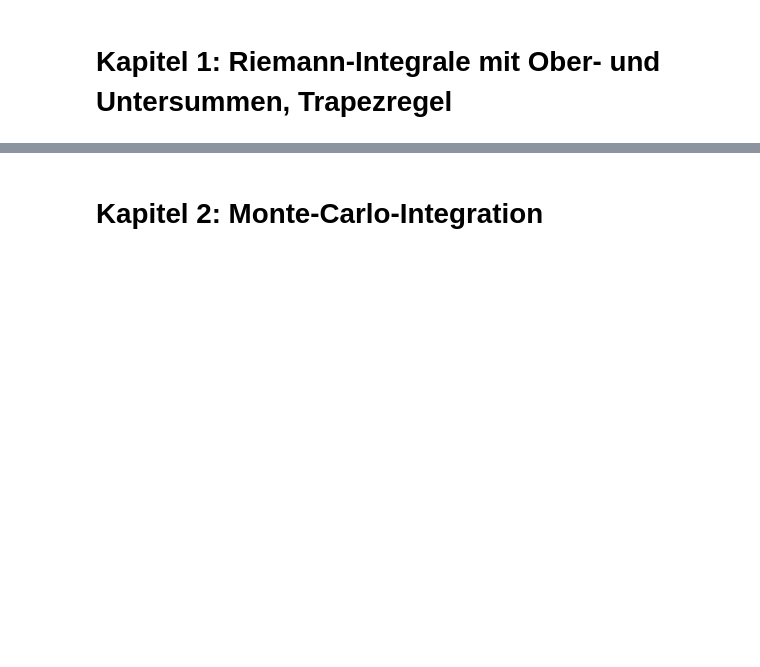
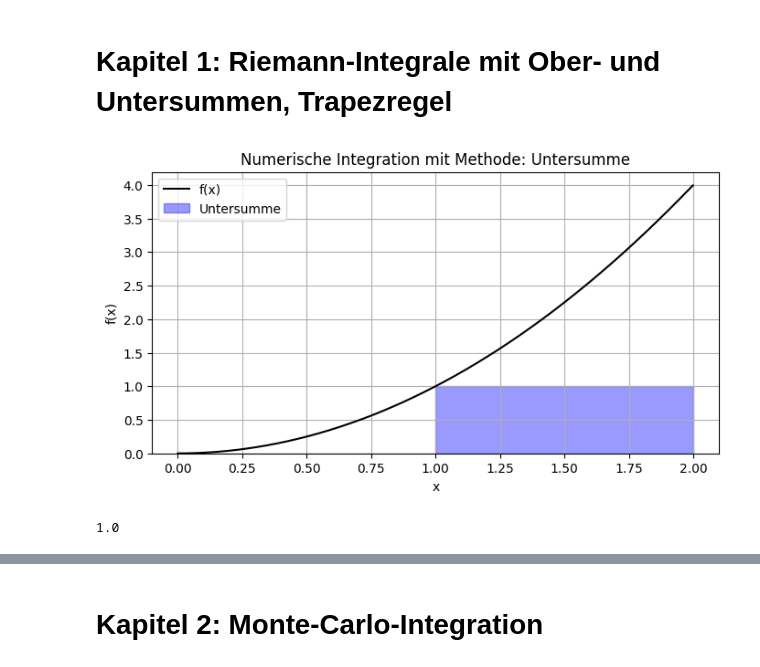
Before and after one commit to S1onyx/SciProgLab-project, a Jupyter notebook: Main.ipynb, the cells around one changed output, grey strips where cells are left out. Cells and saved outputs as stored; diff of their text form; code cells hidden in the pictures; blank space fills up the shorter version.

Commit message:
numerische integration

```diff
--- a/Main.ipynb
+++ b/Main.ipynb
@@ -4,0 +8,79 @@
+# %%
+from typing import Callable
+import math
+import matplotlib.pyplot as plt
+
+def numerische_integration(f: Callable[[float], float], a: float, b: float, n: int, methode: str) -> float:
+    summe = 0
+    deltaX = (b - a) / n
+    fig, ax = plt.subplots(figsize=(8, 4))
+    x_i = [a + i * deltaX for i in range(n + 1)]
+    if n <= 0:
+        raise ValueError("n muss größer als 0 sein.")
+    if a >= b:
+        raise ValueError("b muss größer als a sein.")
+
+    if methode == "Untersumme":
+        for i in range(n):
+            teil_deltaX = (x_i[i + 1] - x_i[i]) / 100000
+            x_teile = [x_i[i] + j * teil_deltaX for j in range(100001)]
+            try:
+                y_teile = [f(x) for x in x_teile]
+            except ValueError as err:
+                raise ValueError(f"Funktionsausdruck ist ungültig im Intervall: {err}")
+
+            minimum = min(y_teile)
+            summe += minimum * deltaX
+            ax.bar(x_i[i] + deltaX / 2, minimum, width=deltaX, align='center', edgecolor='blue', color='blue', alpha=0.4, label='Untersumme' if i == 0 else "")
+
+    elif methode == "Obersumme":
+        for i in range(n):
+            teil_deltaX = (x_i[i + 1] - x_i[i]) / 100000
+            x_teile = [x_i[i] + j * teil_deltaX for j in range(100001)]
+            try:
+                y_teile = [f(x) for x in x_teile]
+            except ValueError as err:
+                raise ValueError(f"Funktionsausdruck ist ungültig im Intervall: {err}")
+
+            maximum = max(y_teile)
+            summe += maximum * deltaX
+            ax.bar(x_i[i] + deltaX / 2, maximum, width=deltaX, align='center', edgecolor='red', color='red', alpha=0.4, label='Obersumme' if i == 0 else "")
+
+    elif methode == "Trapezregel":
+        for i in range(n):
+            x_links = a + i * deltaX
+            x_rechts = x_links + deltaX
+            try:
+                summe += (deltaX / 2) * (f(x_links) + f(x_rechts))
+            except ValueError as err:
+                raise ValueError(f"Funktionsausdruck ist ungültig im Intervall: {err}")
+            ax.fill([x_links, x_links, x_rechts, x_rechts],
+                    [0, f(x_links), f(x_rechts), 0],
+                    color='green', alpha=0.3,
+                    label='Trapezregel' if i == 0 else "")
+    else:
+        raise ValueError('Unbekannte Methode: "Untersumme", "Obersumme" oder "Trapezregel" erwartet.')
+
+
+    deltaPlotX = (b - a) / 1000
+    x_plot = [a + i * deltaPlotX for i in range(1000)]
+    try:
+        y_plot = [f(x) for x in x_plot]
+    except ValueError as err:
+        raise ValueError(f"Funktionsausdruck ist ungültig im Intervall: {err}")
+    ax.plot(x_plot, y_plot, label="f(x)", color="black")
+
+    ax.set_title(f"Numerische Integration mit Methode: {methode}")
+    ax.set_xlabel("x")
+    ax.set_ylabel("f(x)")
+    ax.legend()
+    ax.grid(True)
+    plt.show()
+
+    return int(summe * 1000) / 1000
+
+f = lambda x: x**2
+numerische_integration(f, 0, 2, 2, "Untersumme")
+# %% [output]
+[figure, added]
+1.0
```
Also changed, not shown: parts of 4 cells of this notebook, 2 other files.
